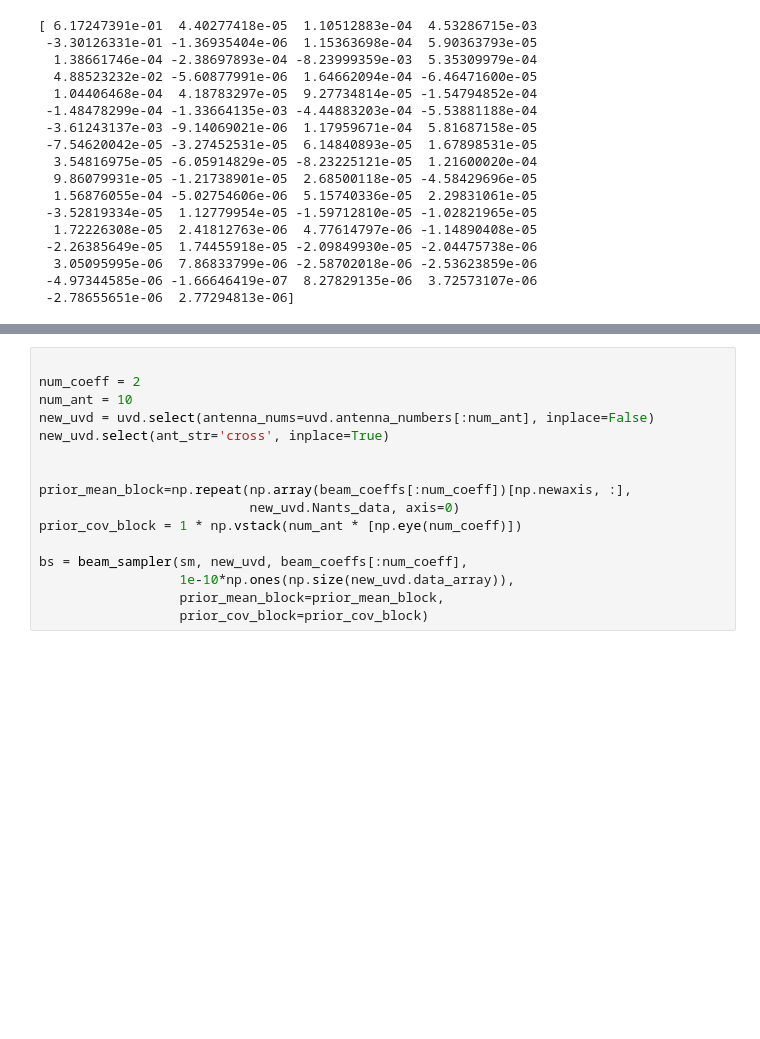
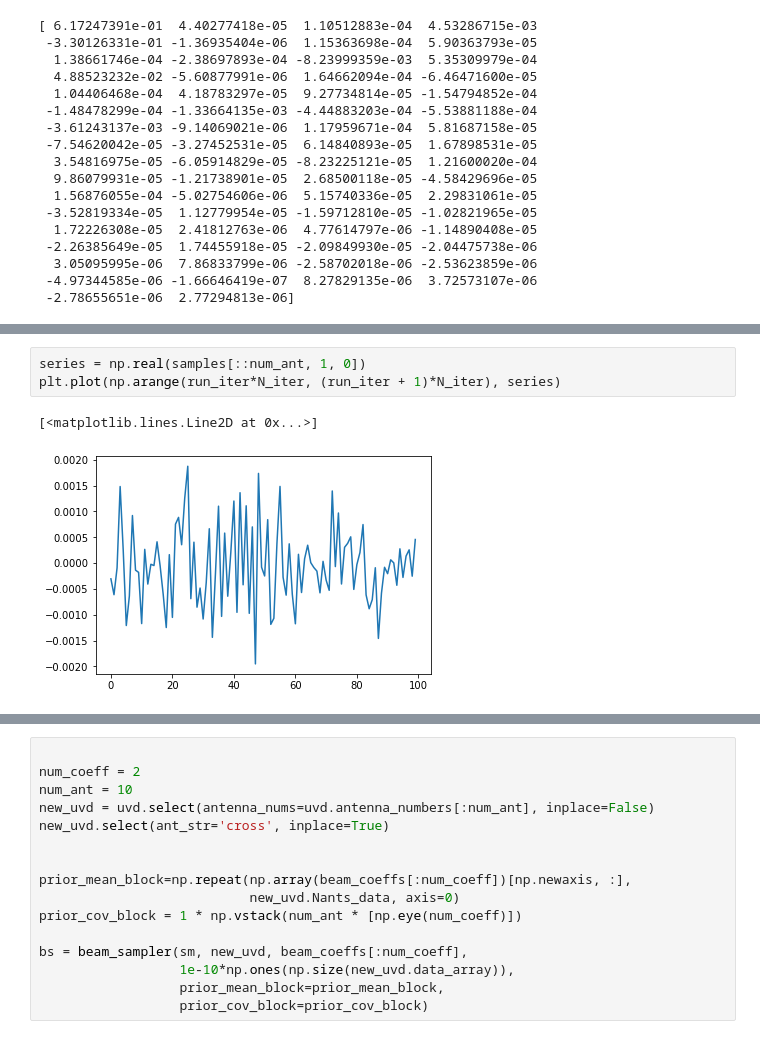
Before and after one commit to HydraRadio/VisModel, a Jupyter notebook: notebooks/beam_gibbs_sampler.ipynb, the cells around one changed output, grey strips where cells are left out. Cells and saved outputs as stored; diff of their text form; blank space fills up the shorter version.

```diff
--- a/notebooks/beam_gibbs_sampler.ipynb
+++ b/notebooks/beam_gibbs_sampler.ipynb
@@ -1058,0 +1103,6 @@ print(new_beam_coeffs)
+# %%
+series = np.real(samples[::num_ant, 1, 0])
+plt.plot(np.arange(run_iter*N_iter, (run_iter + 1)*N_iter), series)
+# %% [output]
+[<matplotlib.lines.Line2D at 0x...>]
+[figure, added]
```
Also changed, not shown: parts of 27 cells of this notebook.
